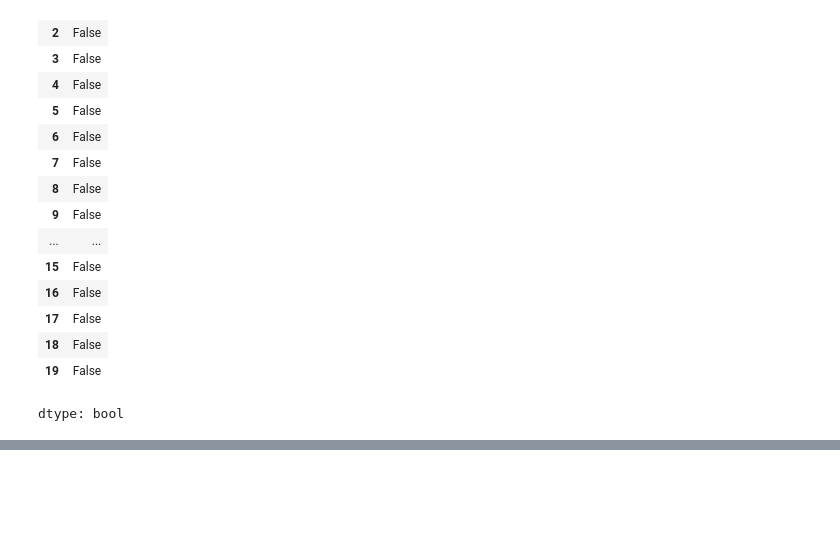
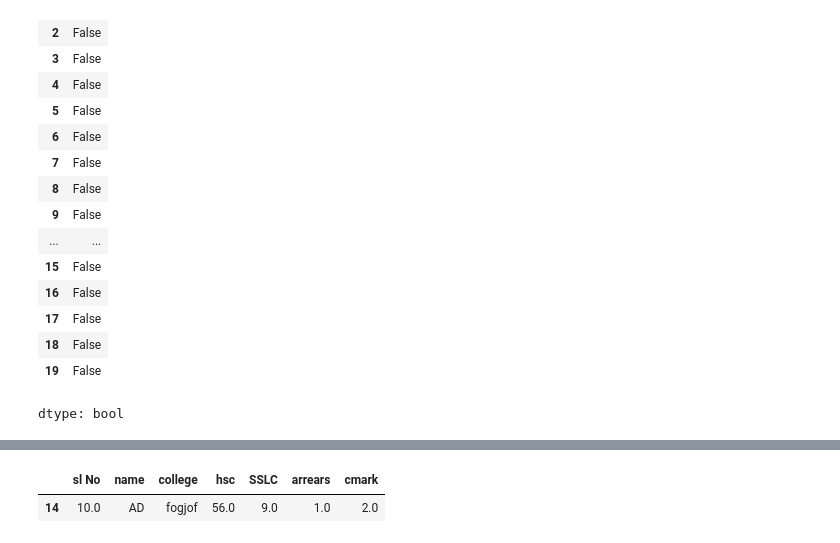
Before and after one commit to ArunK-ML/College-Admission-Data-Preprocessing-Analyze, a Jupyter notebook: College_Admission_Data.ipynb, the cells around one changed output, grey strips where cells are left out. Drawn from its saved outputs; the diff is of its cells as text; code cells hidden in the pictures; blank space fills up the shorter version.

```diff
--- a/College_Admission_Data.ipynb
+++ b/College_Admission_Data.ipynb
@@ -439,0 +559,5 @@ dtype: bool
+# %%
+df1.drop_duplicates(keep=False,subset=["college"])
+# %% [output]
+|  | sl No | name | college | hsc | SSLC | arrears | cmark |
+| 14 | 10.0 | AD | fogjof | 56.0 | 9.0 | 1.0 | 2.0 |
```
Also changed, not shown: parts of 7 cells of this notebook.
